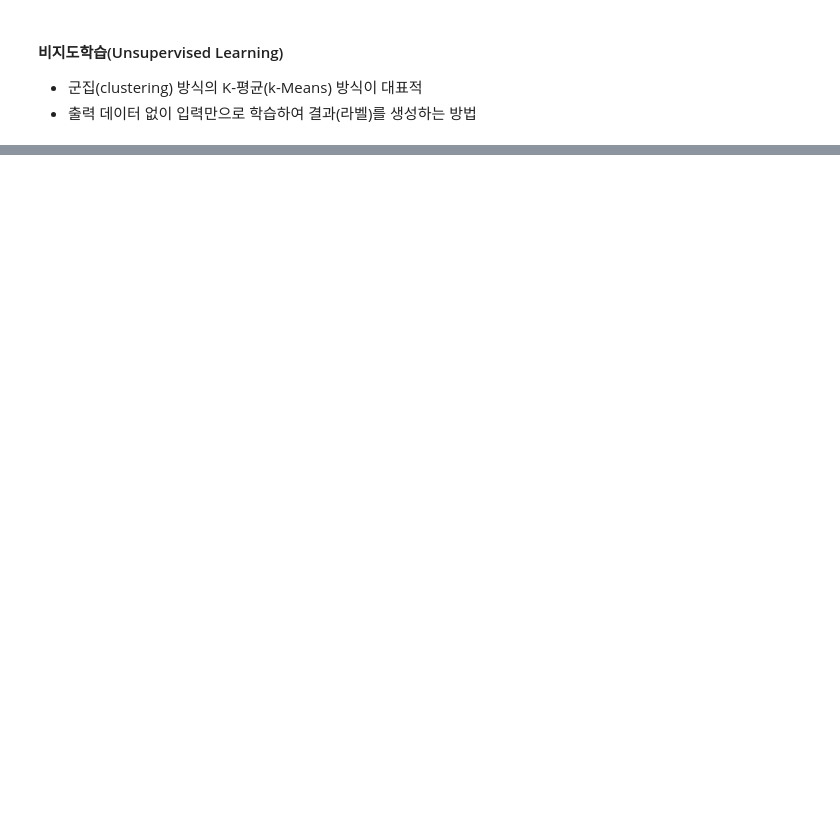
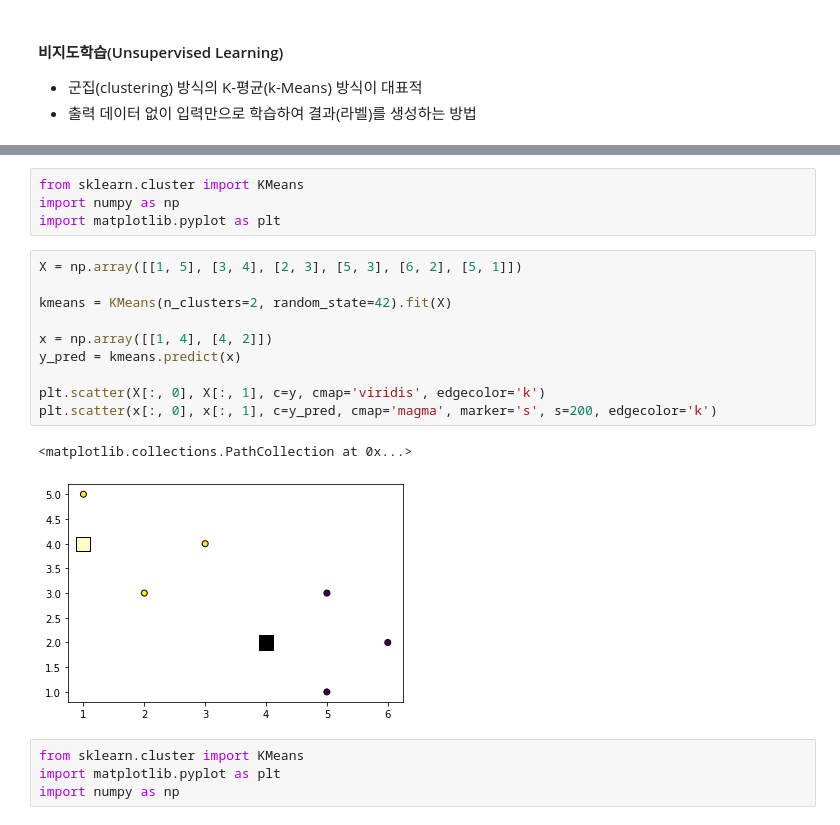
Before and after one commit to swleexz/TIL, a Jupyter notebook: 01_bigdata_ai_via_python/08_machine_learning.ipynb, the cells around one changed output, grey strips where cells are left out. Saved outputs shown, nothing was run; the diff lists cells and outputs as text; blank space fills up the shorter version.

```diff
--- a/01_bigdata_ai_via_python/08_machine_learning.ipynb
+++ b/01_bigdata_ai_via_python/08_machine_learning.ipynb
@@ -607,0 +669,21 @@ print(pred)
+# %%
+from sklearn.cluster import KMeans
+import numpy as np
+import matplotlib.pyplot as plt
+# %%
+X = np.array([[1, 5], [3, 4], [2, 3], [5, 3], [6, 2], [5, 1]])
+
+kmeans = KMeans(n_clusters=2, random_state=42).fit(X)
+
+x = np.array([[1, 4], [4, 2]])
+y_pred = kmeans.predict(x)
+
+plt.scatter(X[:, 0], X[:, 1], c=y, cmap='viridis', edgecolor='k')
+plt.scatter(x[:, 0], x[:, 1], c=y_pred, cmap='magma', marker='s', s=200, edgecolor='k')
+# %% [output]
+<matplotlib.collections.PathCollection at 0x...>
+[figure, added]
+# %%
+from sklearn.cluster import KMeans
+import matplotlib.pyplot as plt
+import numpy as np
```
Also changed, not shown: parts of 26 cells of this notebook, 23 other files.
